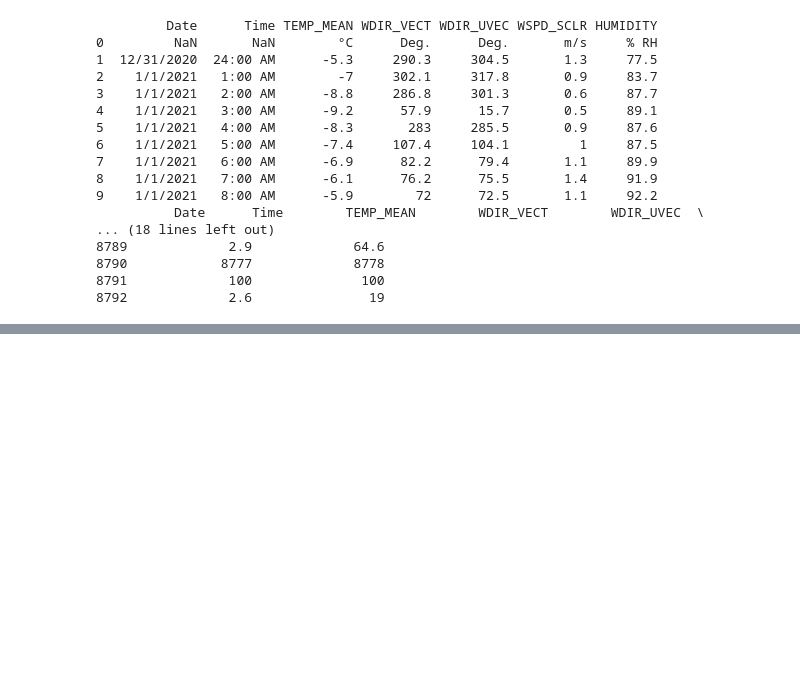
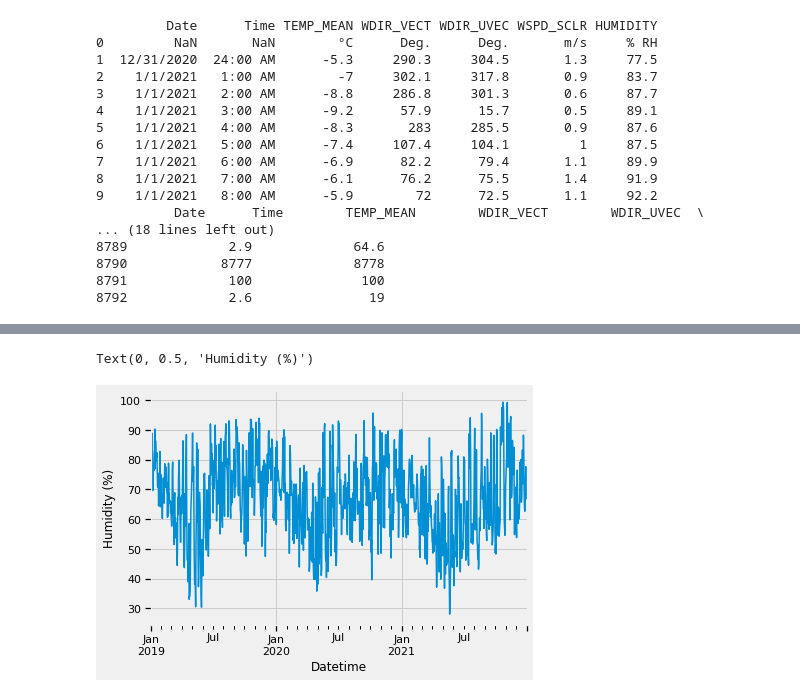
Before and after one commit to mirandadoris/CIV1498_Project2_Pythoneers, a Jupyter notebook: 1-Data_cleaning/Weather_Data_Cleaning.ipynb, the cells around one changed output, grey strips where cells are left out. Drawn from its saved outputs; the diff is of its cells as text; code cells hidden in the pictures; blank space fills up the shorter version.

```diff
--- a/1-Data_cleaning/Weather_Data_Cleaning.ipynb
+++ b/1-Data_cleaning/Weather_Data_Cleaning.ipynb
@@ -131,0 +182,6 @@ Text(0, 0.5, 'Windspeed (m/s)')
+# %%
+weather_data_daily['HUMIDITY_(%)'].plot.line()
+plt.ylabel('Humidity (%)')
+# %% [output]
+Text(0, 0.5, 'Humidity (%)')
+[figure, added]
```
Also changed, not shown: parts of 12 cells of this notebook.
